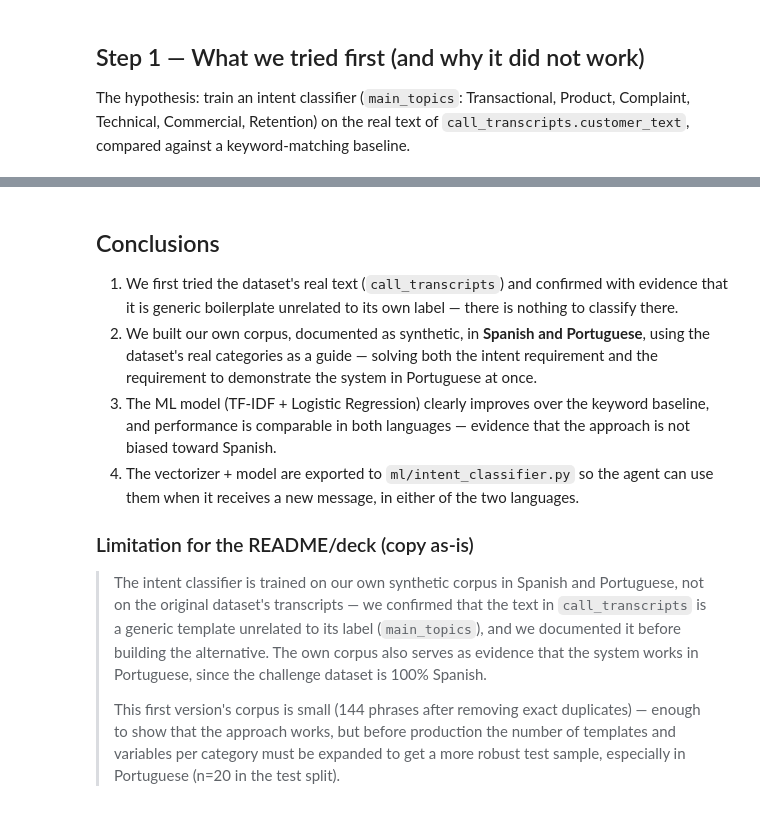
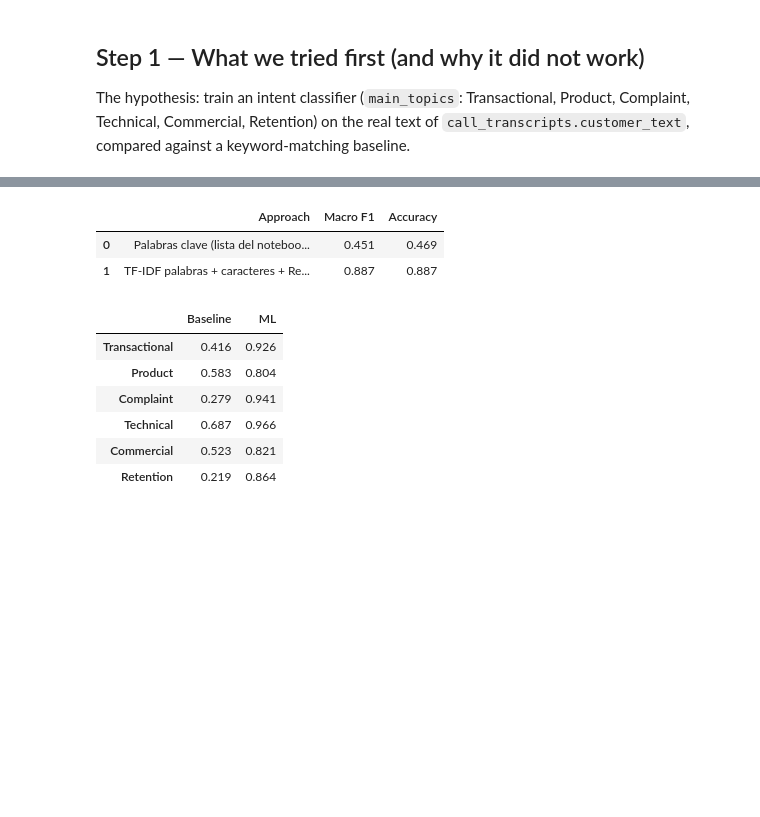
Before and after one commit to MarcosDS-cmd/factored-hackathon-2026-DataMastersGT, a Jupyter notebook: 03_intent_classifier.ipynb, the cells around one changed output, grey strips where cells are left out. Cells and saved outputs as stored; diff of their text form; code cells hidden in the pictures; blank space fills up the shorter version.

```diff
--- a/03_intent_classifier.ipynb
+++ b/03_intent_classifier.ipynb
@@ -243,25 +82,23 @@ for lang in ["es", "pt"]:
-# %% [markdown]
-## Conclusions
-
-1. We first tried the dataset's real text (`call_transcripts`) and confirmed with evidence
-   that it is generic boilerplate unrelated to its own label — there is nothing to classify there.
-2. We built our own corpus, documented as synthetic, in **Spanish and Portuguese**, using the dataset's real
-   categories as a guide — solving both the intent requirement and the
-   requirement to demonstrate the system in Portuguese at once.
-3. The ML model (TF-IDF + Logistic Regression) clearly improves over the keyword baseline, and
-   performance is comparable in both languages — evidence that the approach is not biased toward Spanish.
-4. The vectorizer + model are exported to `ml/intent_classifier.py` so the agent can use them
-   when it receives a new message, in either of the two languages.
-
-### Limitation for the README/deck (copy as-is)
-
-> The intent classifier is trained on our own synthetic corpus in Spanish and Portuguese,
-> not on the original dataset's transcripts — we confirmed that the text in `call_transcripts`
-> is a generic template unrelated to its label (`main_topics`), and we documented it before
-> building the alternative. The own corpus also serves as evidence that the system works in Portuguese,
-> since the challenge dataset is 100% Spanish.
->
-> This first version's corpus is small (144 phrases after removing exact duplicates) — enough
-> to show that the approach works, but before production the number of
-> templates and variables per category must be expanded to get a more robust test sample, especially in
-> Portuguese (n=20 in the test split).
+# %%
+from ml.intent_classifier import evaluar_y_exportar
+res = evaluar_y_exportar()   # also exports ml/artifacts/*.joblib and web/data/intent_metrics.json
+import pandas as pd
+pd.DataFrame({
+    "Approach": [res["baseline"]["nombre"], res["ml"]["nombre"]],
+    "Macro F1": [res["baseline"]["f1_macro"], res["ml"]["f1_macro"]],
+    "Accuracy": [res["baseline"]["accuracy"], res["ml"]["accuracy"]],
+})
+# %% [output]
+|  | Approach | Macro F1 | Accuracy |
+| 0 | Palabras clave (lista del noteboo... | 0.451 | 0.469 |
+| 1 | TF-IDF palabras + caracteres + Re... | 0.887 | 0.887 |
+# %%
+pd.DataFrame({"Baseline": res["baseline"]["por_clase"], "ML": res["ml"]["por_clase"]})
+# %% [output]
+|  | Baseline | ML |
+| Transactional | 0.416 | 0.926 |
+| Product | 0.583 | 0.804 |
+| Complaint | 0.279 | 0.941 |
+| Technical | 0.687 | 0.966 |
+| Commercial | 0.523 | 0.821 |
+| Retention | 0.219 | 0.864 |
```
Also changed, not shown: parts of 19 cells of this notebook, 46 other files.
